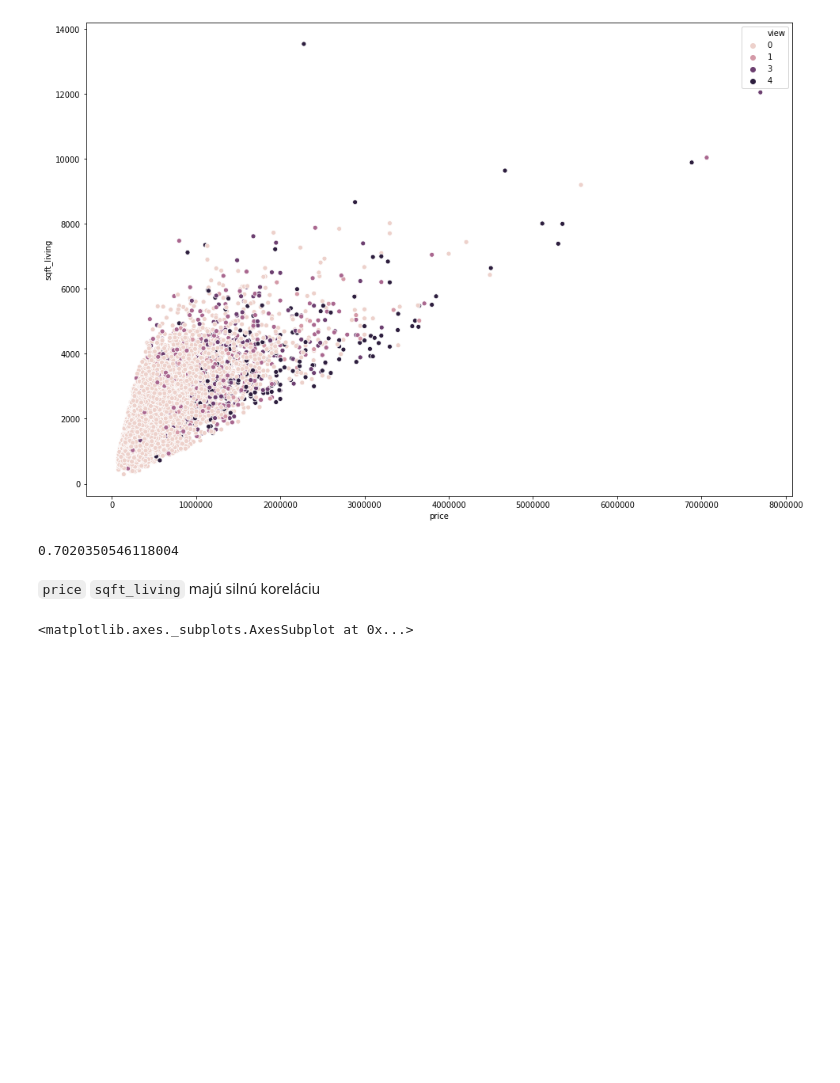
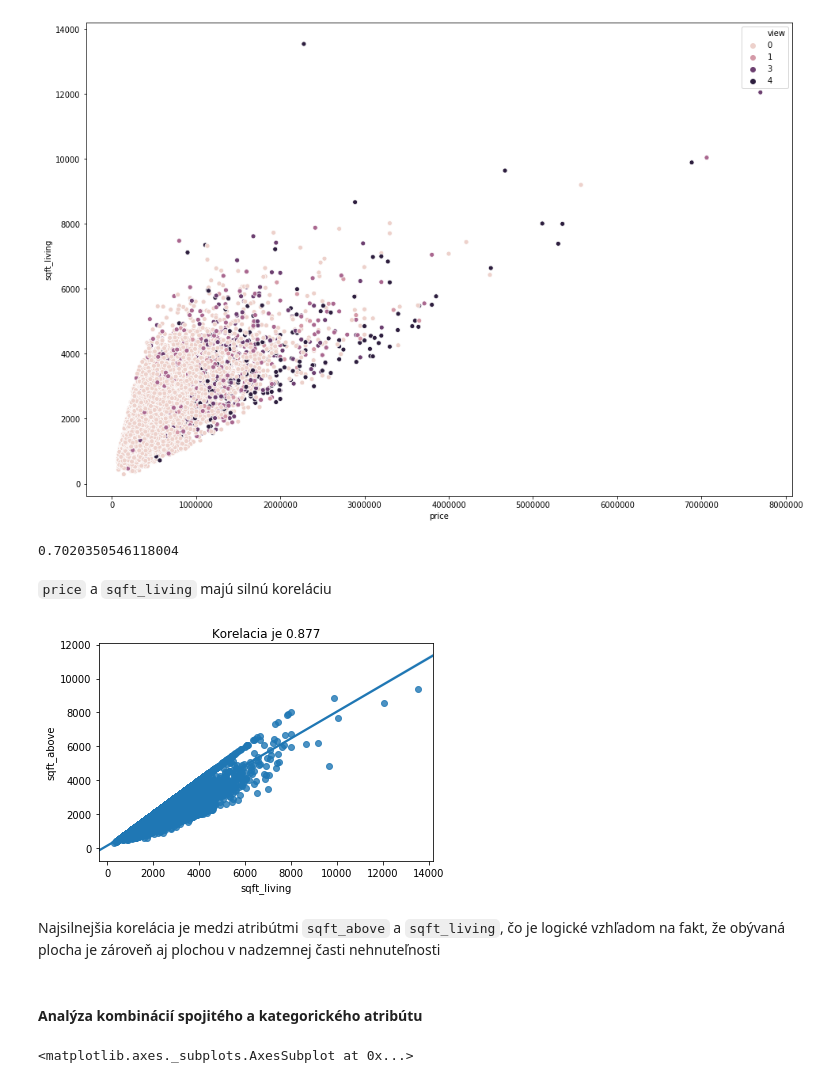
Before and after one commit to mirec3009/oznal_project, a Jupyter notebook: Explorativna_analyza.ipynb, the cells around one changed output. Saved outputs shown, nothing was run; the diff lists cells and outputs as text; code cells hidden in the pictures; blank space fills up the shorter version.

```diff
--- a/Explorativna_analyza.ipynb
+++ b/Explorativna_analyza.ipynb
@@ -893,7 +897,19 @@ df["price"].corr(df["sqft_living"])
 # %% [output]
 0.7020350546118004
 # %% [markdown]
-`price` `sqft_living` majú silnú koreláciu
+`price` a `sqft_living` majú silnú koreláciu
+# %%
+fig, ax = plt.subplots()
+corr = "Korelacia je %.3f" %df["sqft_above"].corr(df["sqft_living"])
+ax.set_title(str(corr))
+sns.regplot(x="sqft_living", y="sqft_above", data=df, ax=ax)
+print()
+# %% [output]
+[figure, added]
+# %% [markdown]
+Najsilnejšia korelácia je medzi atribútmi `sqft_above` a `sqft_living`, čo je logické vzhľadom na fakt, že obývaná plocha je zároveň aj plochou v nadzemnej časti nehnuteľnosti
+# %% [markdown]
+#### Analýza kombinácií spojitého a kategorického atribútu
 # %%
 fig, ax = plt.subplots(figsize=(16,11))
 sns.boxplot(x="grade", y="price", data=df, ax=ax)
```
Also changed, not shown: parts of 6 cells of this notebook.
